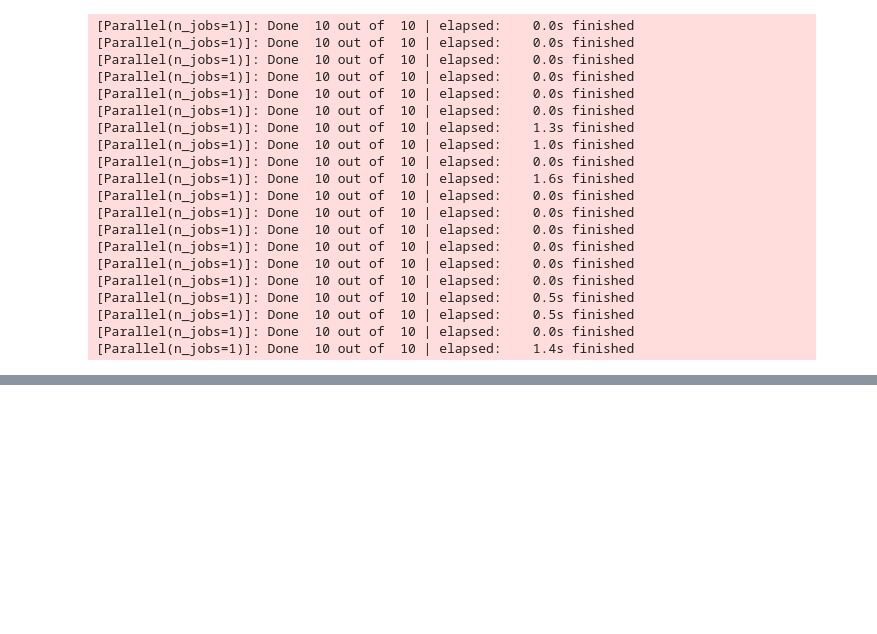
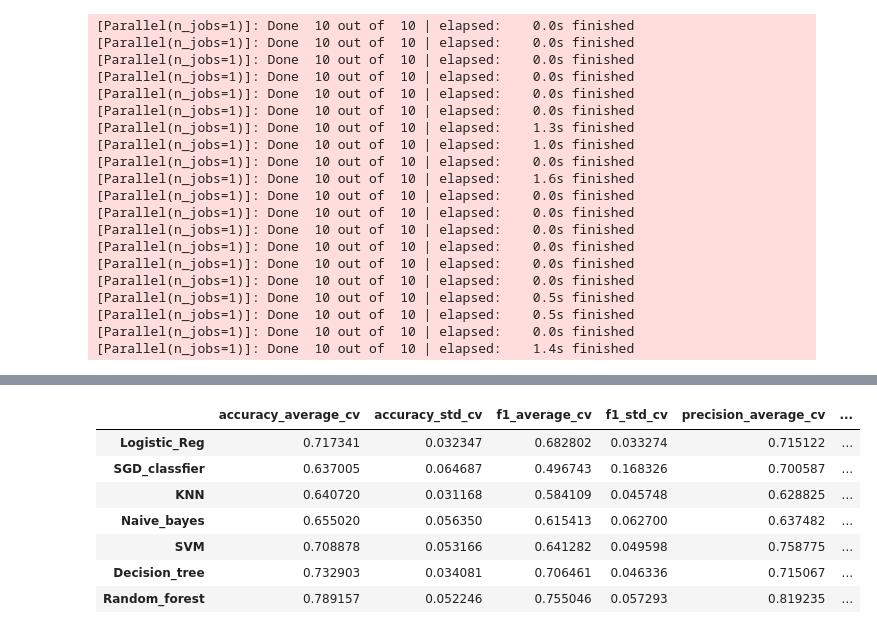
Before and after one commit to JeongChanwoo/2018_competition, a Jupyter notebook: Student Alcohol Consumption/training_model.ipynb, the cells around one changed output, grey strips where cells are left out. Saved outputs shown, nothing was run; the diff lists cells and outputs as text; code cells hidden in the pictures; blank space fills up the shorter version.

```diff
--- a/Student Alcohol Consumption/training_model.ipynb
+++ b/Student Alcohol Consumption/training_model.ipynb
@@ -240,0 +510,24 @@ dtype: float64
+# %%
+baseline_estimate_df_dropped_1 = model_cross_validation_classfi(X=train_data_dropped_1.iloc[:,1:-1].values,
+                                                                      y = train_data_dropped_1.iloc[:,-1].values)
+
+baseline_estimate_df_drop_du_dropped_1 = model_cross_validation_classfi(X=train_data_drop_du_dropped_1.iloc[:,1:-1].values,
+                                                                                    y = train_data_drop_du_dropped_1.iloc[:,-1].values)
+
+baseline_estimate_df_dropped_2 = model_cross_validation_classfi(X=train_data_dropped_2.iloc[:,1:-1].values,
+                                                                      y = train_data_dropped_2.iloc[:,-1].values)
+
+baseline_estimate_df_drop_du_dropped_2 = model_cross_validation_classfi(X=train_data_drop_du_dropped_2.iloc[:,1:-1].values,
+                                                                                    y = train_data_drop_du_dropped_2.iloc[:,-1].values)
+
+# baseline_estimate_df_dropped_3 = model_cross_validation_classfi(X=train_data_dropped_3.iloc[:,1:-1].values,
+#                                                                       y = train_data_dropped_1.iloc[:,-1].values)
+
+# baseline_estimate_df_drop_du_dropped_3 = model_cross_validation_classfi(X=train_data_drop_du_dropped_3.iloc[:,1:-1].values,
+#                                                                                     y = train_data_drop_du_dropped_3.iloc[:,-1].values)
+
+# baseline_estimate_df_dropped_4 = model_cross_validation_classfi(X=train_data_dropped_4.iloc[:,1:-1].values,
+#                                                                       y = train_data_dropped_4.iloc[:,-1].values)
+
+# baseline_estimate_df_drop_du_dropped_4 = model_cross_validation_classfi(X=train_data_drop_du_dropped_4.iloc[:,1:-1].values,
+#                                                                                     y = train_data_drop_du_dropped_4.iloc[:,-1].values)
@@ -240,0 +604,11 @@ dtype: float64
+# %%
+baseline_estimate_df_dropped_1
+# %% [output]
+|  | accuracy_average_cv | accuracy_std_cv | f1_average_cv | f1_std_cv | precision_average_cv | ... |
+| Logistic_Reg | 0.717341 | 0.032347 | 0.682802 | 0.033274 | 0.715122 | ... |
+| SGD_classfier | 0.637005 | 0.064687 | 0.496743 | 0.168326 | 0.700587 | ... |
+| KNN | 0.640720 | 0.031168 | 0.584109 | 0.045748 | 0.628825 | ... |
+| Naive_bayes | 0.655020 | 0.056350 | 0.615413 | 0.062700 | 0.637482 | ... |
+| SVM | 0.708878 | 0.053166 | 0.641282 | 0.049598 | 0.758775 | ... |
+| Decision_tree | 0.732903 | 0.034081 | 0.706461 | 0.046336 | 0.715067 | ... |
+| Random_forest | 0.789157 | 0.052246 | 0.755046 | 0.057293 | 0.819235 | ... |
```
Also changed, not shown: parts of 39 cells of this notebook.
